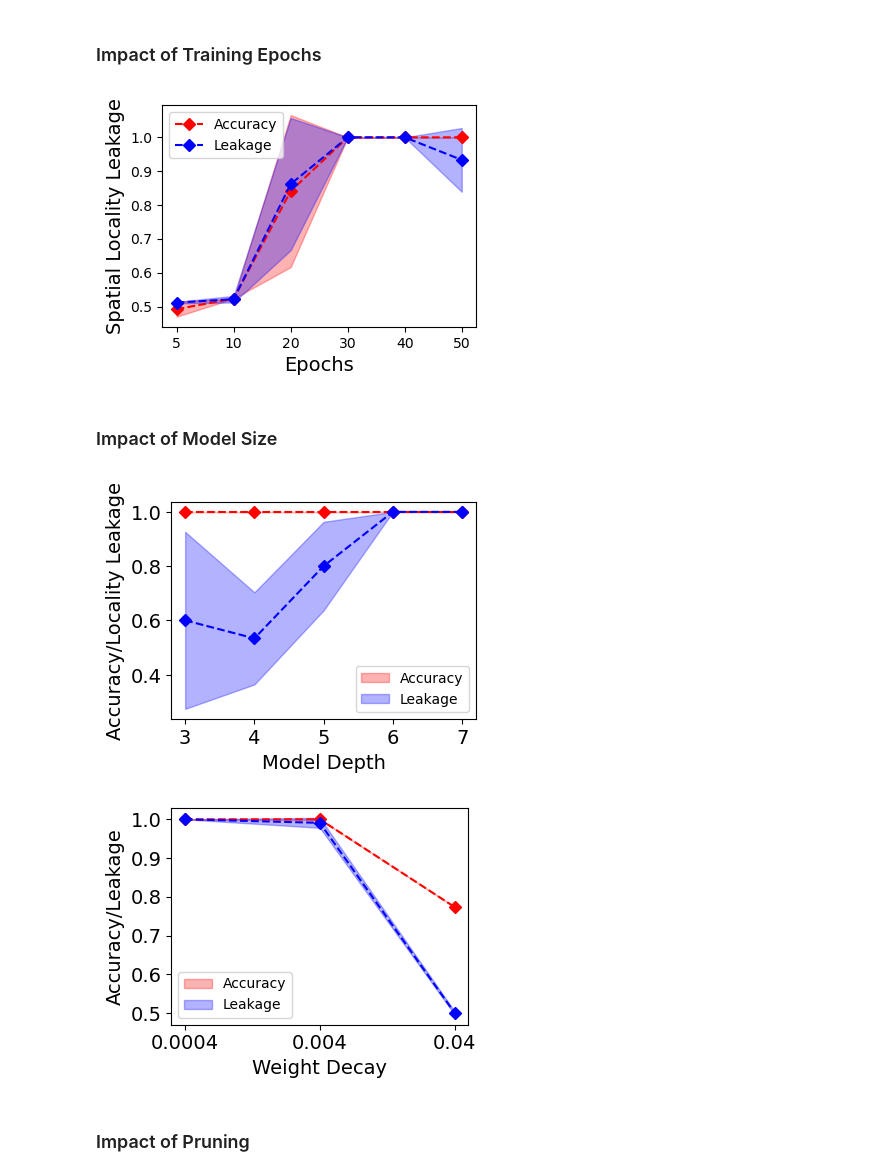
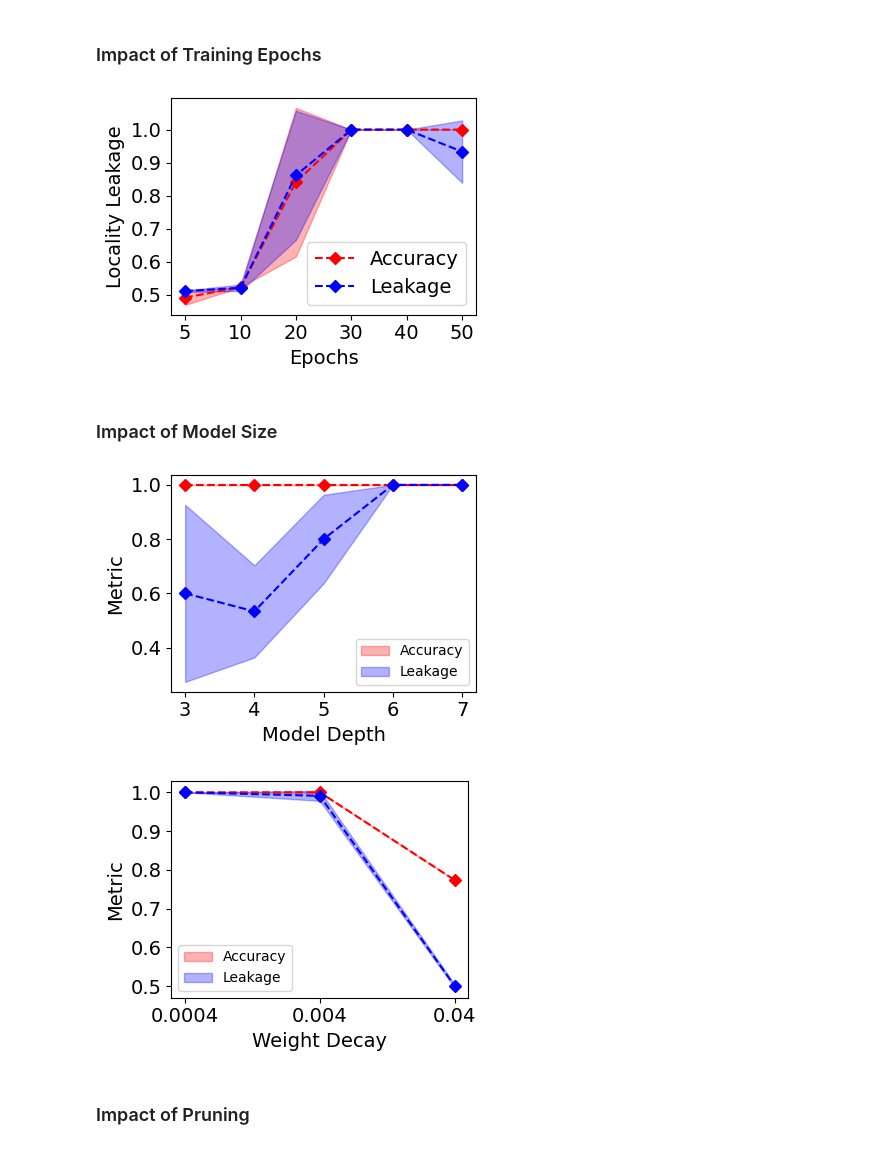
Before and after one commit to naveenr414/Spurious-Concepts, a Jupyter notebook: scripts/notebooks/Plotting.ipynb, the cells around one changed output. Drawn from its saved outputs; the diff is of its cells as text; code cells hidden in the pictures.

```diff
--- a/scripts/notebooks/Plotting.ipynb
+++ b/scripts/notebooks/Plotting.ipynb
@@ -314,3 +316,40 @@ for num_layers in range(3,8):
 [figure]
 [figure]
 [figure]
+# %%
+plt.figure(figsize=(5,4))
+color_palette = plt.cm.viridis(np.linspace(0, 1, 4))
+for i,num_objects in enumerate([1,2,4]):
+    activations_by_size = []
+    for num_layers in range(3,8):
+        activations_by_size.append([])
+        for seed in [42,43,44]:
+            result_name = get_name_matching_parameters({'dataset': 'synthetic_object/synthetic_{}_noisy'.format(num_objects),'num_attributes': 2*num_objects,'seed': seed, 'encoder_model': 'small{}'.format(num_layers), 'epochs': 50, 'debugging': False})
+            result_name = result_name[0]
+            results_loc = '../../results/synthetic/{}/results.json'.format(result_name,seed)
+            results = json.load(open(results_loc,"r"))
+            activations_by_size[-1].append(np.mean(results['adversarial_activations']))
+
+    activations_by_size = np.array(activations_by_size)
+    mean_vals = np.mean(activations_by_size,axis=1)
+    std_vals = np.std(activations_by_size,axis=1)
+
+    x_vals = list(range(3,8))
+
+    plt.fill_between(x_vals, mean_vals - std_vals, mean_vals + std_vals, alpha=0.2,  color=color_palette[i])
+    plt.plot(x_vals, mean_vals, 'D--',color=color_palette[i],label=str(num_objects)+"-object dataset")
+
+
+    # Add labels, legend, and title
+plt.xlabel('Layers',fontsize=14)
+plt.ylabel('Locality Leakage',fontsize=14)
+plt.yticks([0.2,0.4,0.6,0.8,1.0],fontsize=14)
+plt.legend(fontsize=14)
+plt.xticks([3,4,5,6,7],fontsize=14)
+
+plt.tight_layout()
+
+plt.savefig("../../results/figures/cnn_activation_all_objects_noisy.pdf",dpi=300, bbox_inches='tight')
+
+# Show the plot
+plt.show()
@@ -435,10 +477,11 @@ plt.plot(x_vals, mean_vals, 'bD--',label='Leakage')
 
 # Add labels, legend, and title
 plt.xlabel('Epochs',fontsize=14)
-plt.ylabel('Spatial Locality Leakage',fontsize=14)
-plt.xticks(x_vals,[5,10,20,30,40,50])
+plt.ylabel('Locality Leakage',fontsize=14)
+plt.xticks(x_vals,[5,10,20,30,40,50],fontsize=14)
+plt.yticks(fontsize=14)
 
-plt.legend()
+plt.legend(fontsize=14,loc='lower right')
 
 plt.tight_layout()
 
@@ -447,7 +490,7 @@ plt.savefig("../../results/figures/cnn_activation_epochs.pdf",dpi=300, bbox_inch
 # Show the plot
 plt.show()
 # %% [output]
-[figure, old version]
+[figure, new version]
 # %% [markdown]
 ### Impact of Model Size
 # %%
@@ -475,35 +518,35 @@ accuracy_values = np.array(accuracy_values).T
 leakage_values = np.array(leakage_values).T
 
 mean_accuracy = np.mean(accuracy_values,axis=0)
 std_accuracy = np.std(accuracy_values,axis=0)
 
 mean_leakage = np.mean(leakage_values,axis=0)
 std_leakage = np.std(leakage_values,axis=0)
 
 x_vals = [3,4,5,6,7]
 
 plt.figure(figsize=(4,3))
 
 plt.fill_between(x_vals, mean_accuracy - std_accuracy, mean_accuracy + std_accuracy, alpha=0.3, label="Accuracy", color='red')
 plt.plot(x_vals, mean_accuracy, 'rD--')
 
 plt.fill_between(x_vals, mean_leakage - std_leakage, mean_leakage + std_leakage, alpha=0.3, label="Leakage", color='blue')
 plt.plot(x_vals, mean_leakage, 'bD--')
 
 # Add labels, legend, and title
 plt.xlabel('Model Depth',fontsize=14)
-plt.ylabel('Accuracy/Locality Leakage',fontsize=14)
+plt.ylabel('Metric',fontsize=14)
 plt.xticks(fontsize=14)
 plt.yticks(fontsize=14)
 plt.legend(loc='lower right')
 plt.tight_layout()
 
 plt.savefig("../../results/figures/cnn_parameters_fixed.pdf",dpi=300, bbox_inches='tight')
 
 # Show the plot
 plt.show()
 # %% [output]
-[figure, old version]
+[figure, new version]
 # %%
 seeds = [42,43,44]
 num_layers = 1
@@ -546,7 +589,7 @@ plt.yticks(fontsize=14)
 
 # Add labels, legend, and title
 plt.xlabel('Weight Decay',fontsize=14)
-plt.ylabel('Accuracy/Leakage',fontsize=14)
+plt.ylabel('Metric',fontsize=14)
 plt.legend()
 plt.tight_layout()
 
@@ -555,7 +598,7 @@ plt.savefig("../../results/figures/cnn_weight_decay.pdf",dpi=300, bbox_inches='t
 # Show the plot
 plt.show()
 # %% [output]
-[figure, old version]
+[figure, new version]
 # %% [markdown]
 ### Impact of Pruning
 # %%
```
Also changed, not shown: parts of 16 cells of this notebook.
